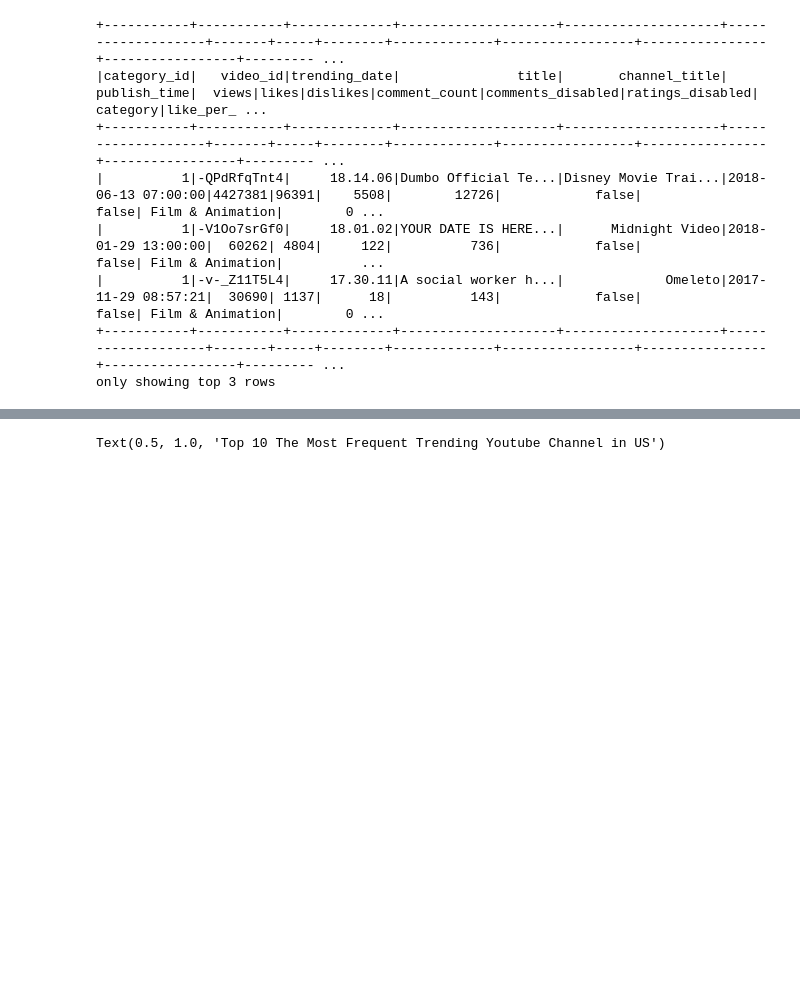
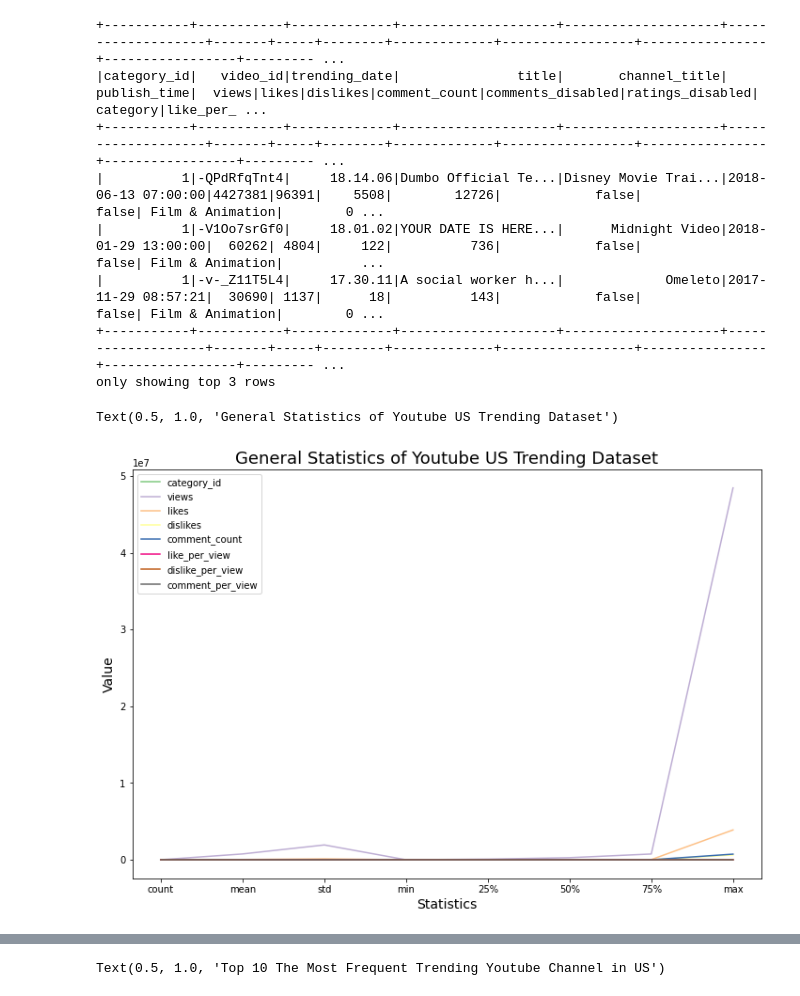
Before and after one commit to raihanramadan49/YoutubeTrending2017_PysparkETL, a Jupyter notebook: Rexdat.ipynb, the cells around one changed output, grey strips where cells are left out. Cells and saved outputs as stored; diff of their text form; code cells hidden in the pictures; blank space fills up the shorter version.

Commit message:
update visualization

```diff
--- a/Rexdat.ipynb
+++ b/Rexdat.ipynb
@@ -281,3 +290,12 @@ df.show(3)
 |          1|-v-_Z11T5L4|     17.30.11|A social worker h...|             Omeleto|2017-11-29 08:57:21|  30690| 1137|      18|          143|            false|           false| Film & Animation|        0 ...
 +-----------+-----------+-------------+--------------------+--------------------+-------------------+-------+-----+--------+-------------+-----------------+----------------+-----------------+--------- ...
 only showing top 3 rows
+# %%
+# Visualization
+df.toPandas().describe().plot(kind = 'line', figsize = (12,8), colormap='Accent')
+plt.xlabel('Statistics',fontsize=14)
+plt.ylabel('Value',fontsize=14)
+plt.title("General Statistics of Youtube US Trending Dataset",fontsize=18)
+# %% [output]
+Text(0.5, 1.0, 'General Statistics of Youtube US Trending Dataset')
+[figure, added]
```
Also changed, not shown: parts of 5 cells of this notebook.
